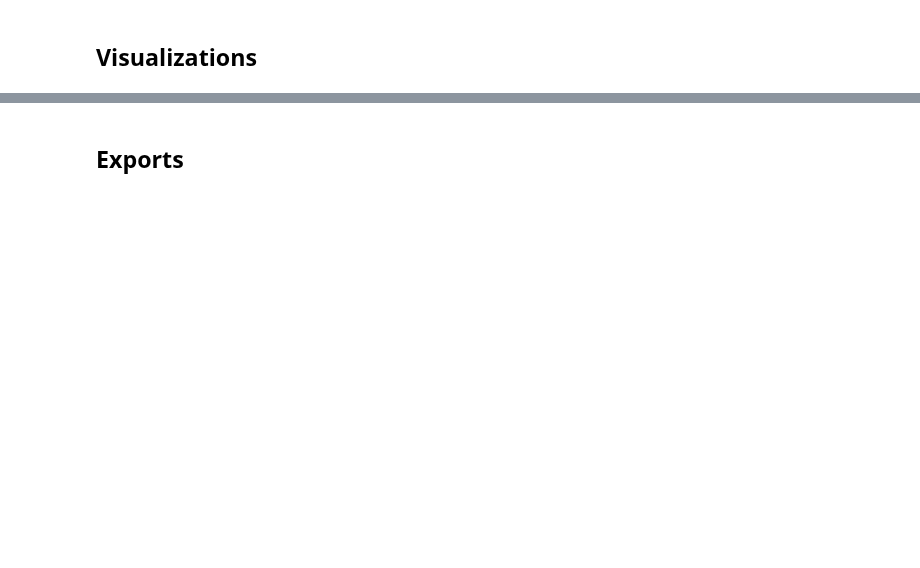
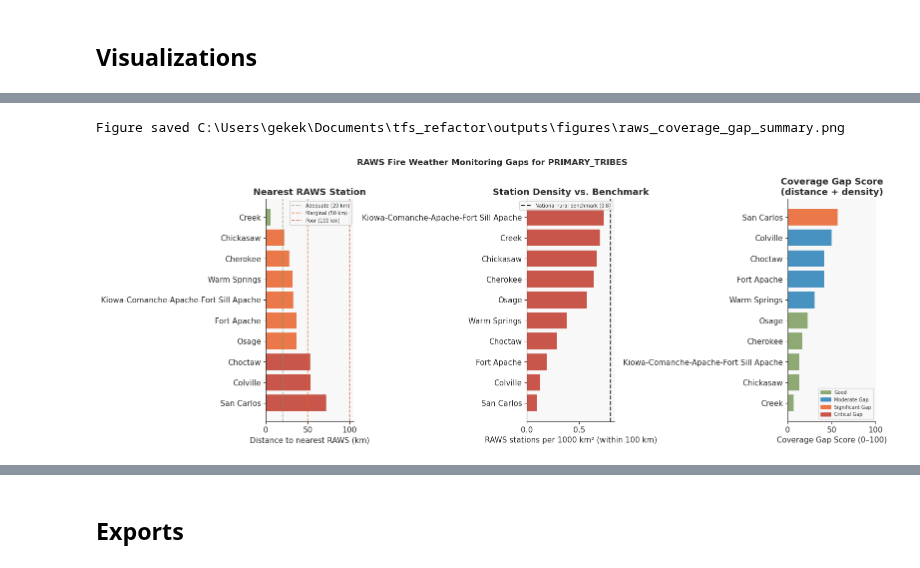
Before and after one commit to daearconsulting/tribal_fire_science, a Jupyter notebook: notebooks/fire_weather_monitoring_gaps.ipynb, the cells around one changed output, grey strips where cells are left out. Cells and saved outputs as stored; diff of their text form; code cells hidden in the pictures; blank space fills up the shorter version.

Commit message:
completed fire weather

```diff
--- a/notebooks/fire_weather_monitoring_gaps.ipynb
+++ b/notebooks/fire_weather_monitoring_gaps.ipynb
@@ -457,34 +510,37 @@ axes[1].legend(fontsize=7)
 sns.despine(ax=axes[1])
 
 # Coverage gap score
 GAP_COLORS = {
     "Good":             styles.SAGE_GREEN,
     "Moderate Gap":     styles.SKY_BLUE,
     "Significant Gap":  styles.FIRE_ORANGE,
     "Critical Gap":     styles.EMBER_RED,
 }
 s3 = coverage_df.sort_values("gap_score", ascending=True)
 axes[2].barh(
     s3["NAME"], s3["gap_score"],
     color=[GAP_COLORS.get(str(c), styles.SMOKE_GRAY) for c in s3["gap_category"]],
     alpha=0.85,
 )
 axes[2].set_xlabel("Coverage Gap Score (0–100)")
 axes[2].set_title("Coverage Gap Score\n(distance + density)", fontweight="bold")
 axes[2].set_xlim(0, 100)
 axes[2].legend(
     handles=[mpatches.Patch(color=v, alpha=0.85, label=k) for k, v in GAP_COLORS.items()],
     fontsize=7,
 )
 sns.despine(ax=axes[2])
 
 plt.suptitle(
-    "RAWS Fire Weather Monitoring Gaps — PRIMARY_TRIBES",
+    "RAWS Fire Weather Monitoring Gaps for PRIMARY_TRIBES",
     fontsize=12, fontweight="bold",
 )
 plt.tight_layout()
 charts.save_figure(fig, "outputs/figures/raws_coverage_gap_summary.png")
 plt.show()
+# %% [output]
+Figure saved C:\Users\gekek\Documents\tfs_refactor\outputs\figures\raws_coverage_gap_summary.png
+[figure, added]
 # %%
 # Regional overview map: all Tribes and all RAWS stations
 fig, ax = plt.subplots(figsize=(14, 9))
```
Also changed, not shown: parts of 8 cells of this notebook, 7 other files.
